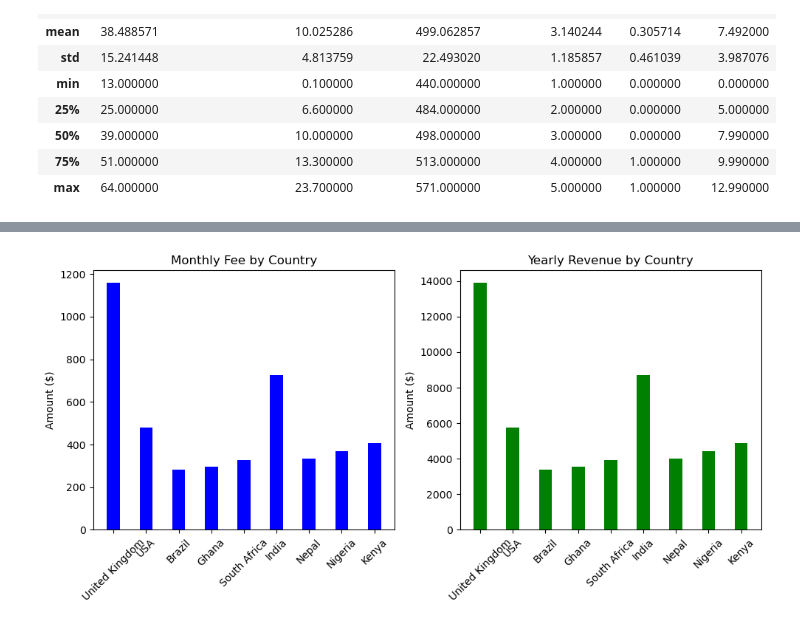
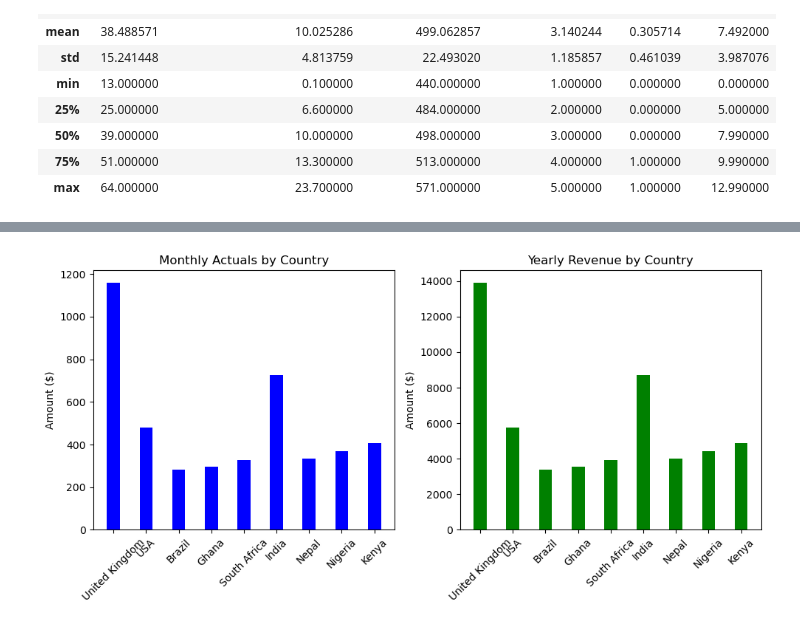
Before and after one commit to Dylan-Butterfield/IOA_Data_Sprint, a Jupyter notebook: Data_Wave_Analysis.ipynb, the cells around one changed output, grey strips where cells are left out. Saved outputs shown, nothing was run; the diff lists cells and outputs as text; code cells hidden in the pictures.

```diff
--- a/Data_Wave_Analysis.ipynb
+++ b/Data_Wave_Analysis.ipynb
@@ -152,20 +170,20 @@ plt.show()
 # %%
 fig, axes = plt.subplots(1,2, figsize=(10,5))
 
 axes[0].bar(x, t_monthly_fee, width = 0.4, label = 'Monthly Fee', color = 'blue')
-axes[0].set_title("Monthly Fee by Country")
+axes[0].set_title("Monthly Actuals by Country")
 axes[0].set_ylabel("Amount ($)")
 axes[0].set_xticks(x)
 axes[0].set_xticklabels(countries_name, rotation = 45)
 
-axes[1].bar(x, t_yearly_fee, width = 0.4, label = 'Yearly Revenue', color = 'green')
+axes[1].bar(x, t_yearly_fee, width = 0.4, label = 'Yearly Revenue Projections', color = 'green')
 axes[1].set_title("Yearly Revenue by Country")
 axes[1].set_ylabel("Amount ($)")
 axes[1].set_xticks(x)
 axes[1].set_xticklabels(countries_name, rotation = 45)
 
 plt.tight_layout()
 plt.savefig('sep_fee_chart.png', dpi = 300)
 plt.show()
 # %% [output]
-[figure, old version]
+[figure, new version]
```
Also changed, not shown: parts of 2 cells of this notebook, 2 other files.
